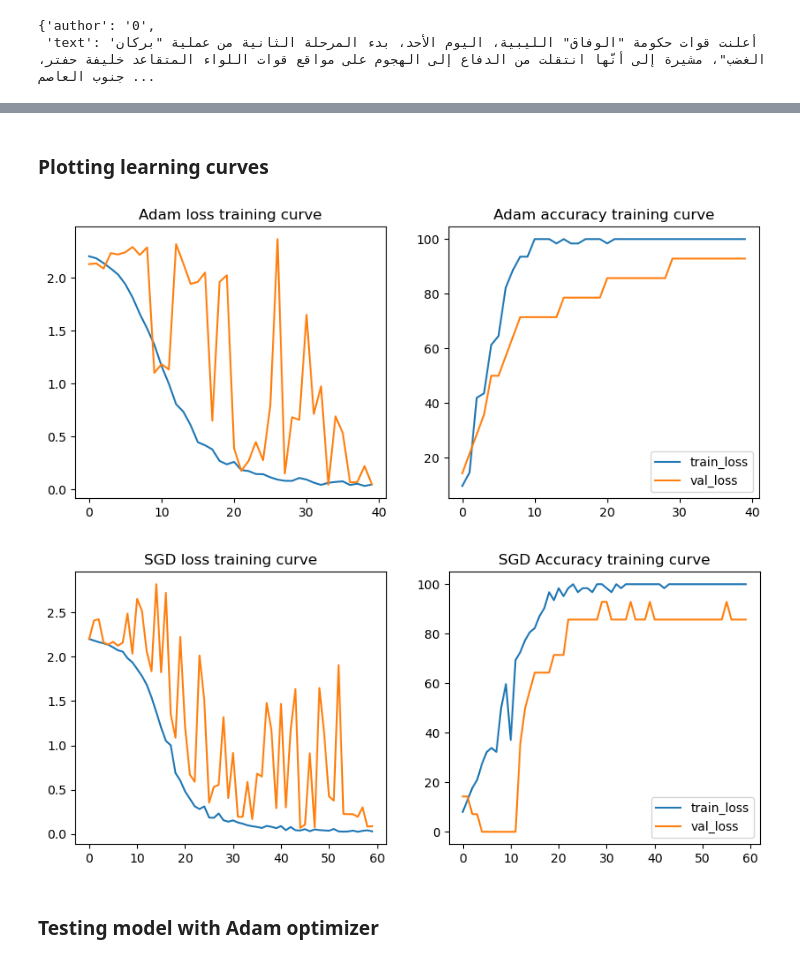
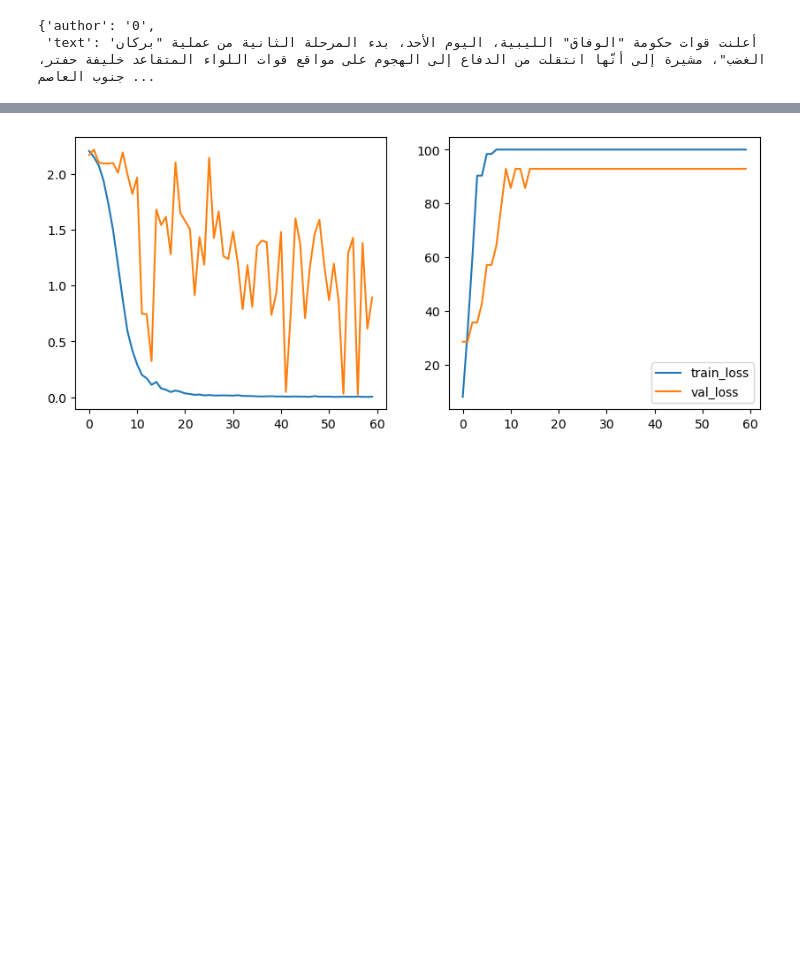
Before and after one commit to MoatazEldeeb/Author-Attribution, a Jupyter notebook: arabic-author-attribution-NN.ipynb, the cells around one changed output, grey strips where cells are left out. Cells and saved outputs as stored; diff of their text form; code cells hidden in the pictures; blank space fills up the shorter version.

Commit message:
Revert "Added models"
This reverts commit 66267de5a7a5abf9a368feb7e3da88cb4e37039e.

```diff
--- a/arabic-author-attribution-NN.ipynb
+++ b/arabic-author-attribution-NN.ipynb
@@ -20,7 +20,7 @@ for subdir, dirs, files in os.walk(rootdir):
 
    count = 0
    for file in files:
-      row = {}
+
       filename = os.fsdecode(file)
 
       if count ==10:
@@ -29,12 +29,25 @@ for subdir, dirs, files in os.walk(rootdir):
       if filename.endswith('.properties'):
          with open(os.path.join(subdir, file),'r') as f:
             data1 = f.readlines()
-            row['author'] = data1[1].split('=')[1][0]
+            # row['author'] = data1[1].split('=')[1][0]
             with open(os.path.join(subdir, 'sample' + str(count)+'.txt')) as f1:
                data = f1.read()
+
+               # Split Each text file to be 100 words each row
+               data_words = data.split(' ')
+               for i in range(100,len(data_words),100):
+                  row = {'author':data1[1].split('=')[1][0]}
+                  if i +100 >len(data_words):
+                     row['text'] = ' '.join(data_words[i-100:len(data_words)])
+                     rows.append(row)
+                     break
+                  else:
+                     row['text'] = ' '.join(data_words[i-100:i])
+                     rows.append(row)
+
+
                row['text'] = str(data)
                count+=1
-         rows.append(row)
 # %%
 rows[0]
 # %% [output]
@@ -282,42 +239,18 @@ epoch 20 / 40, step 14/ 62, loss = 0.0835, val_loss = 2.0235
-# %% [markdown]
-### Plotting learning curves
 # %%
 from matplotlib import pyplot as plt
-# adam_training_losses,adam_training_acc,adam_val_losses,adam_val_acc
-# Plotting of Adam training results
 plt.figure(figsize=(10,4))
 plt.subplot(1,2,1)
-plt.title("Adam loss training curve")
-plt.plot(adam_training_losses, label='train_loss')
-plt.plot(adam_val_losses,label='val_loss')
+plt.plot(trainingEpoch_loss, label='train_loss')
+plt.plot(validationEpoch_loss,label='val_loss')
 
 plt.subplot(1,2,2)
-plt.title("Adam accuracy training curve")
-plt.plot(adam_training_acc, label='train_loss')
-plt.plot(adam_val_acc,label='val_loss')
+plt.plot(train_acc_history, label='train_loss')
+plt.plot(val_acc_history,label='val_loss')
 
 plt.legend()
 plt.show()
-
-# Plotting of SGD training results
-plt.figure(figsize=(10,4))
-plt.subplot(1,2,1)
-plt.title("SGD loss training curve")
-plt.plot(SGD_training_losses, label='train_loss')
-plt.plot(SGD_val_losses,label='val_loss')
-
-plt.subplot(1,2,2)
-plt.title("SGD Accuracy training curve")
-plt.plot(SGD_training_acc, label='train_loss')
-plt.plot(SGD_val_acc,label='val_loss')
-
-plt.legend()
-plt.show()
 # %% [output]
-[figure, old version]
+[figure, new version]
-[figure, removed]
-# %% [markdown]
-### Testing model with Adam optimizer
 # %%
 from sklearn.metrics import confusion_matrix
 import matplotlib.pyplot as plt
```
Also changed, not shown: parts of 18 cells of this notebook, 2 other files.
